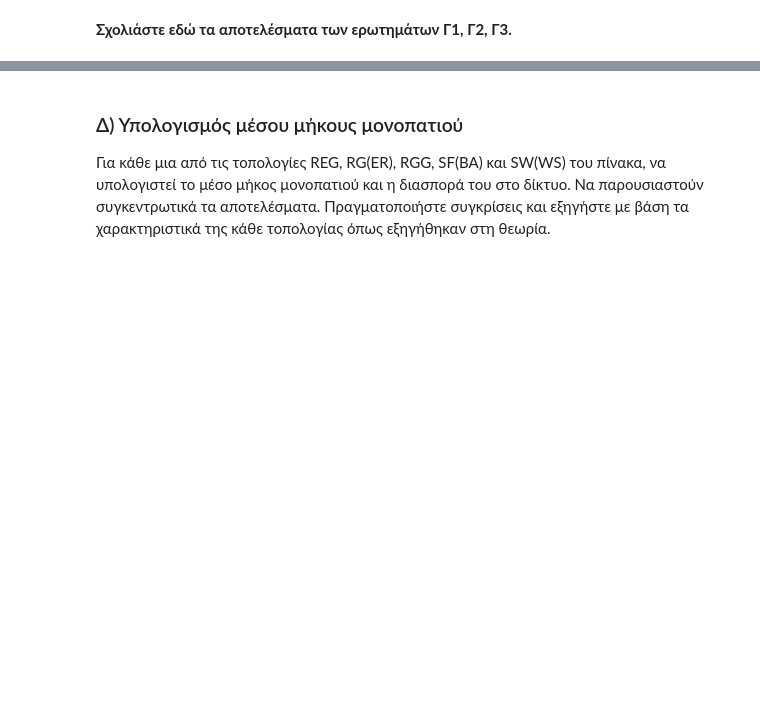
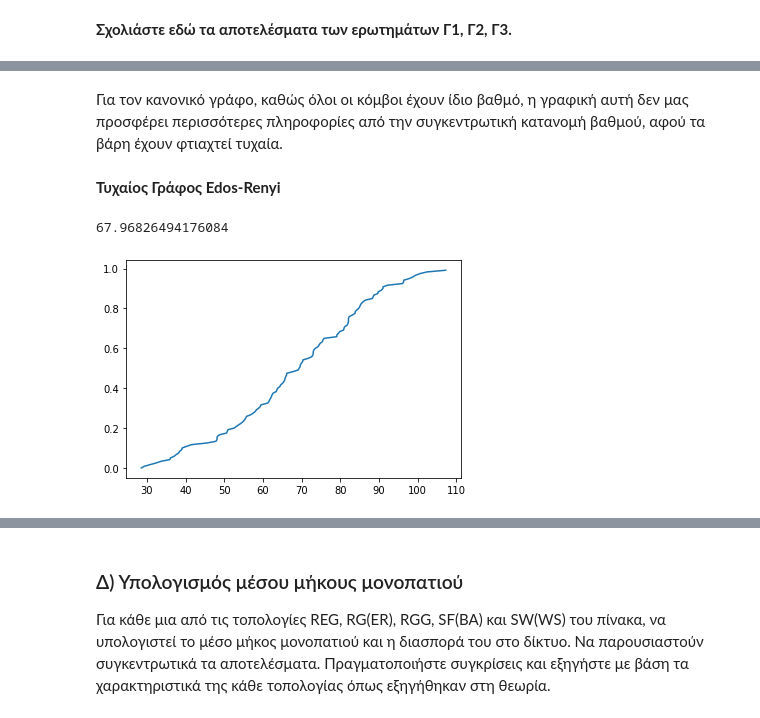
Before and after one commit to LoniasGR/socialnetanalysis, a Jupyter notebook: Lab 1/lab1_student version.ipynb, the cells around one changed output, grey strips where cells are left out. Drawn from its saved outputs; the diff is of its cells as text; code cells hidden in the pictures; blank space fills up the shorter version.

```diff
--- a/Lab 1/lab1_student version.ipynb
+++ b/Lab 1/lab1_student version.ipynb
@@ -325,0 +350,10 @@ def strength(topology):
+# %% [markdown]
+Για τον κανονικό γράφο, καθώς όλοι οι κόμβοι έχουν ίδιο βαθμό, η γραφική αυτή δεν μας προσφέρει περισσότερες πληροφορίες από την συγκεντρωτική κατανομή βαθμού, αφού τα βάρη έχουν φτιαχτεί τυχαία.
+# %% [markdown]
+<b> Τυχαίος Γράφος Edos-Renyi </b>
+# %%
+plot_cum_str_dis(RGER_strength)
+mean_strength(RGER_strength)
+# %% [output]
+67.96826494176084
+[figure, added]
```
Also changed, not shown: parts of 34 cells of this notebook, 1 other file.
